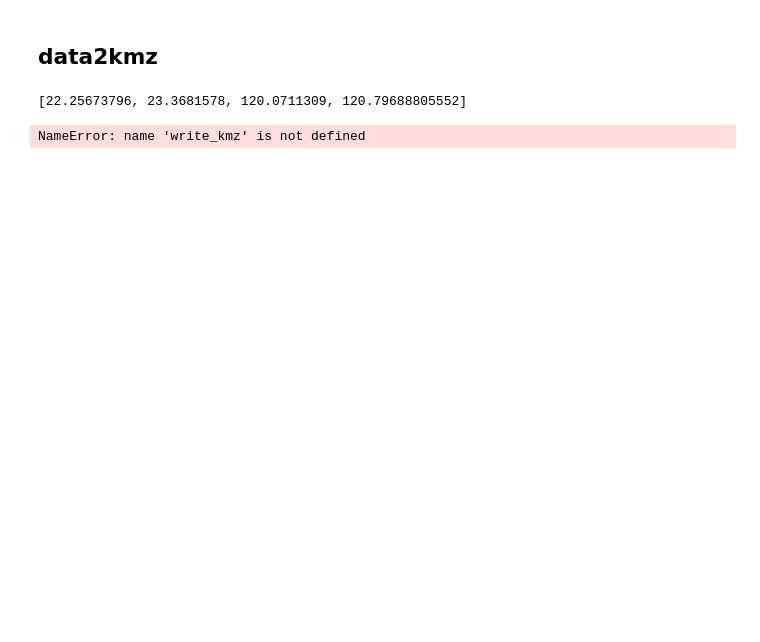
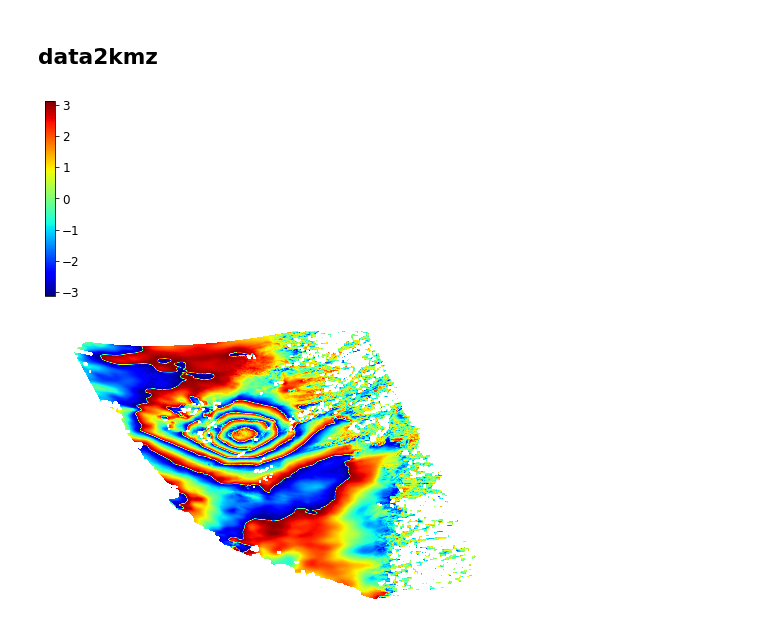
Before and after one commit to shuaiwang123/TintPy, a Jupyter notebook: GAMMA/read_gamma.ipynb, the cells around one changed output. Saved outputs shown, nothing was run; the diff lists cells and outputs as text; code cells hidden in the pictures; blank space fills up the shorter version.

```diff
--- a/GAMMA/read_gamma.ipynb
+++ b/GAMMA/read_gamma.ipynb
@@ -283,7 +277,8 @@ def write_kmz(lon_lat, data, out_file, cmap='jet'):
 # %%
 lon_lat = [22.25673796, 23.3681578, 120.0711309, 120.796888056]
+lon_lat = get_lon_lat('dem.')
 
-write_kmz(lon_lat, wrapped_data, r'D:\读取GAMMA结果\wrapped_data', cmap='jet')
+write_kmz(lon_lat, wrapped_data, r'D:\读取GAMMA结果\wrapped_data1', cmap='jet')
 # %% [output]
-[22.25673796, 23.3681578, 120.0711309, 120.79688805552]
-NameError: name 'write_kmz' is not defined
+[figure, added]
+[figure, added]
```
Also changed, not shown: parts of 6 cells of this notebook.
